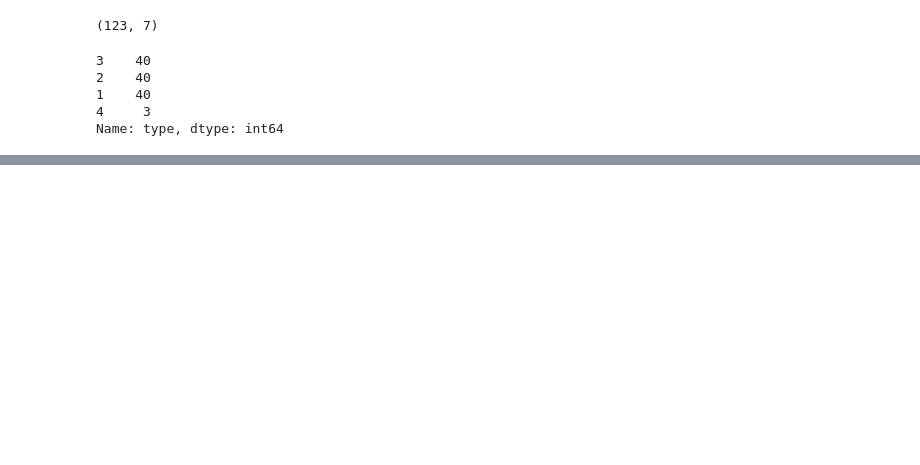
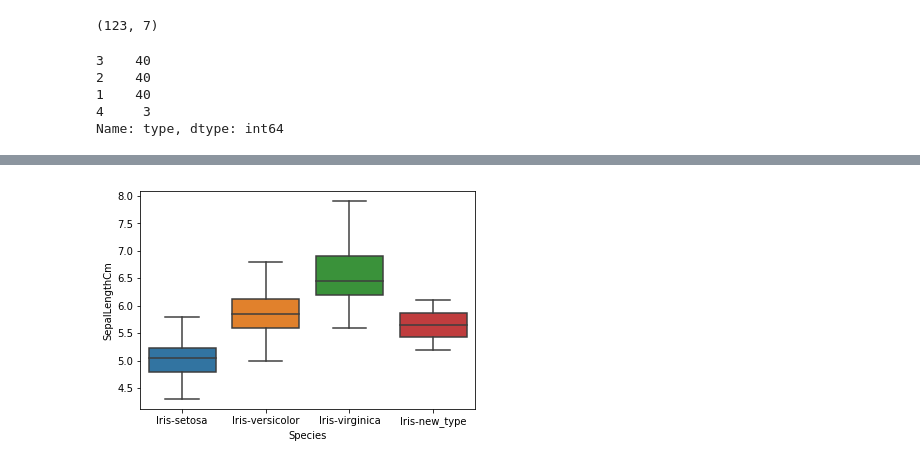
Before and after one commit to TofuLin/AIA_homework, a Jupyter notebook: AIA_homework/AIA_Homework.ipynb, the cells around one changed output, grey strips where cells are left out. Saved outputs shown, nothing was run; the diff lists cells and outputs as text; code cells hidden in the pictures; blank space fills up the shorter version.

```diff
--- a/AIA_homework/AIA_Homework.ipynb
+++ b/AIA_homework/AIA_Homework.ipynb
@@ -51,0 +118,6 @@ Name: type, dtype: int64
+# %%
+#Species及SepalLengthCm的對應關係
+sns.boxplot(x='Species',y='SepalLengthCm', data=data)
+plt.show()
+# %% [output]
+[figure, added]
```
Also changed, not shown: parts of 25 cells of this notebook, 2 other files.
